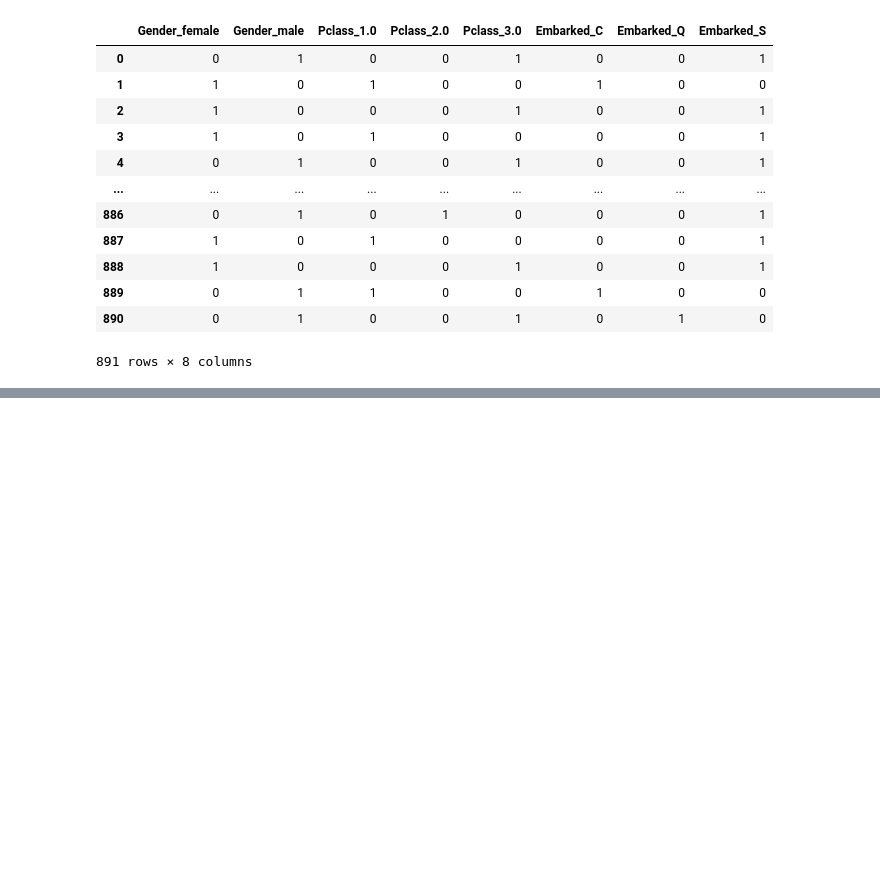
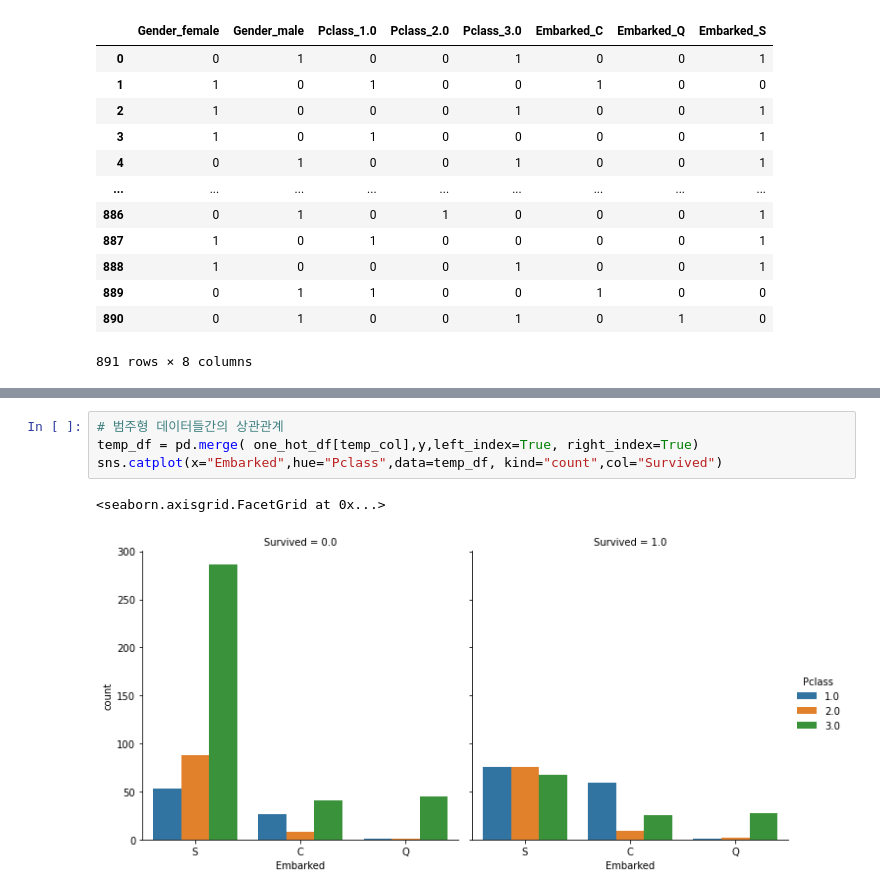
Before and after one commit to soxxun/python, a Jupyter notebook: 20220225/20220225.ipynb, the cells around one changed output, grey strips where cells are left out. Cells and saved outputs as stored; diff of their text form; blank space fills up the shorter version.

```diff
--- a/20220225/20220225.ipynb
+++ b/20220225/20220225.ipynb
@@ -450,0 +519,7 @@ temp2
+# %%
+# 범주형 데이터들간의 상관관계
+temp_df = pd.merge( one_hot_df[temp_col],y,left_index=True, right_index=True)
+sns.catplot(x="Embarked",hue="Pclass",data=temp_df, kind="count",col="Survived")
+# %% [output]
+<seaborn.axisgrid.FacetGrid at 0x...>
+[figure, added]
```
Also changed, not shown: parts of 9 cells of this notebook.
